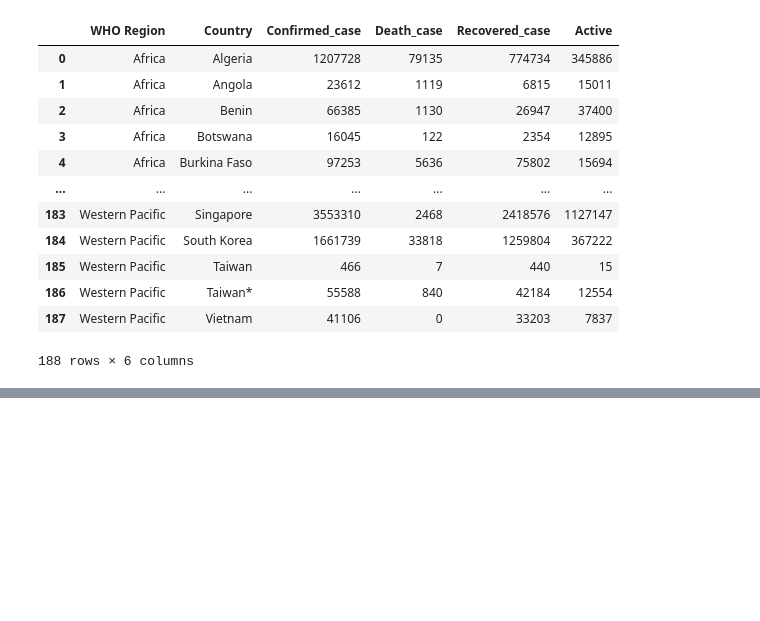
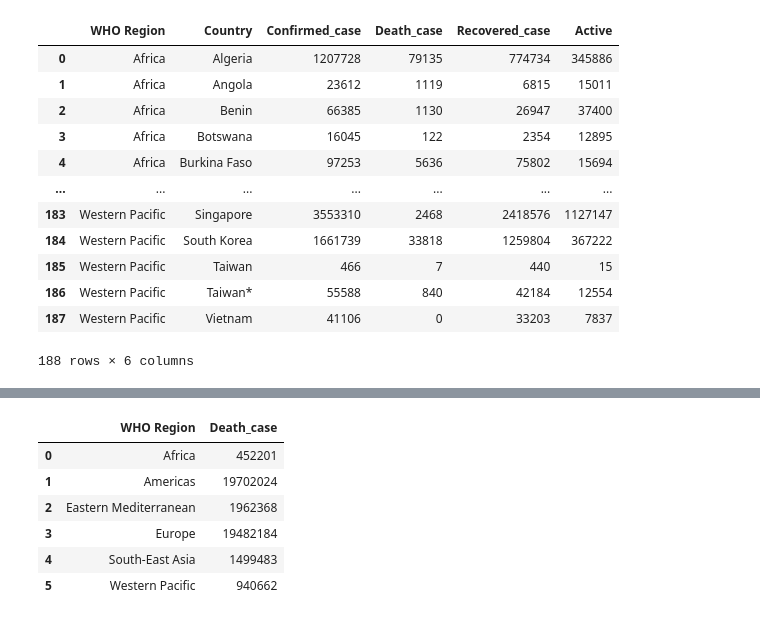
Before and after one commit to NitinSingh2908/Python, a Jupyter notebook: COVID DATA.ipynb, the cells around one changed output, grey strips where cells are left out. Drawn from its saved outputs; the diff is of its cells as text; code cells hidden in the pictures; blank space fills up the shorter version.

```diff
--- a/COVID DATA.ipynb
+++ b/COVID DATA.ipynb
@@ -619,0 +631,11 @@ Done
+# %%
+x = df.groupby("WHO Region")["Death_case"].sum().reset_index()
+x
+# %% [output]
+|  | WHO Region | Death_case |
+| 0 | Africa | 452201 |
+| 1 | Americas | 19702024 |
+| 2 | Eastern Mediterranean | 1962368 |
+| 3 | Europe | 19482184 |
+| 4 | South-East Asia | 1499483 |
+| 5 | Western Pacific | 940662 |
```
Also changed, not shown: parts of 6 cells of this notebook, 2 other files.
